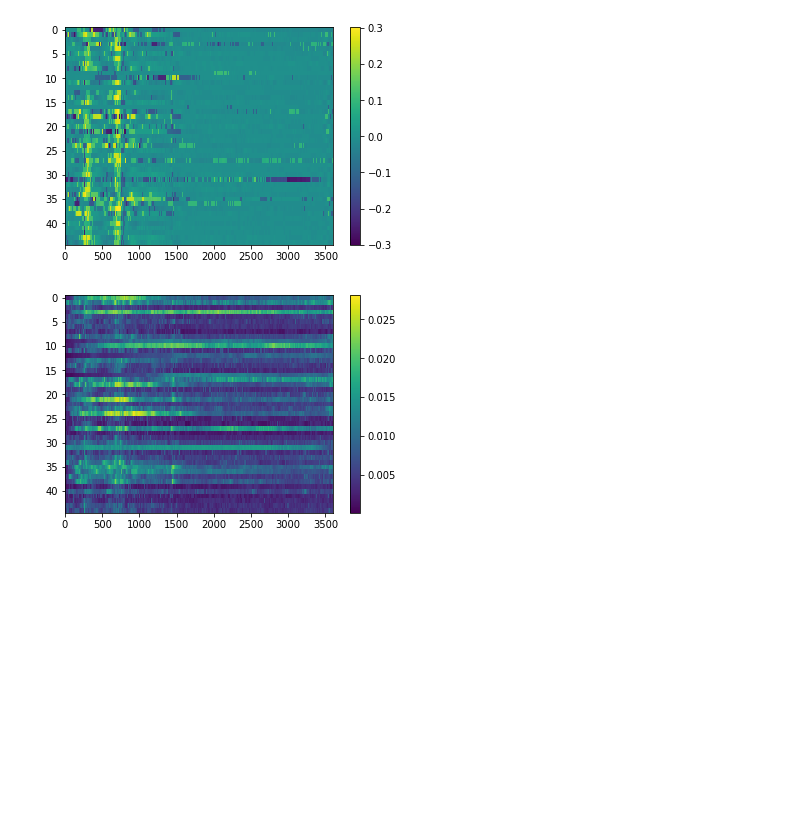
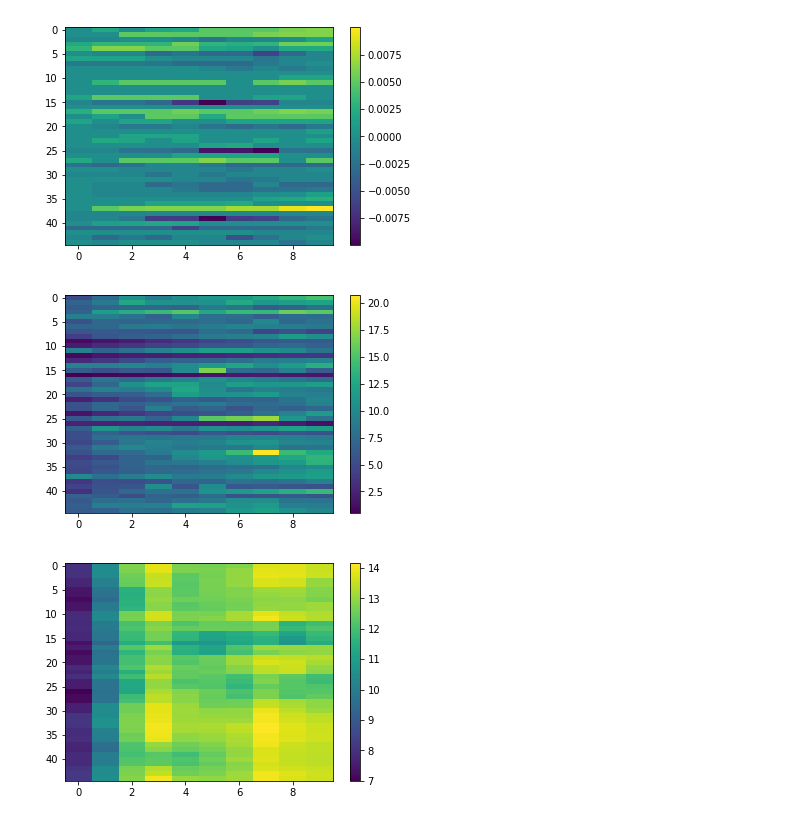
Before and after one commit to Joshuaalbert/bayes_tec, a Jupyter notebook: notebooks/devel/ml_bayes_opt.ipynb, the cells around one changed output. Cells and saved outputs as stored; diff of their text form; code cells hidden in the pictures; blank space fills up the shorter version.

```diff
--- a/notebooks/devel/ml_bayes_opt.ipynb
+++ b/notebooks/devel/ml_bayes_opt.ipynb
@@ -142,18 +142,14 @@ from timeit import default_timer
 import h5py
 
 with DataPack('../../scripts/data/killms_datapack.hdf5') as datapack:
+    datapack.select(ant='RS205HBA',time=slice(0,10,1))
     phase,axes = datapack.phase
+    weights, axies = datapack.weights_phase
     _, freqs = datapack.get_freqs(axes['freq'])
     Npol, Nd, Na, Nf, Nt = phase.shape
     phase = phase.transpose((0,1,2,4,3))
     phase = phase.reshape((-1, Nf))
-    t0 = default_timer()
-    tec_ml, sigma_ml = solve_ml_tec(phase, freqs, batch_size=int(1e6),max_tec=0.3, n_iter=21, t=1.,num_proposal=75, verbose=True)
-    t1 = default_timer()
-    print(t1-t0)
+    tec_ml, sigma_ml = solve_ml_tec(phase, freqs, batch_size=int(1e5),max_tec=0.4, n_iter=30, t=1.,num_proposal=100, verbose=True)
     tec_ml = tec_ml.reshape((Npol, Nd, Na, Nt))
     sigma_ml = sigma_ml.reshape((Npol, Nd, Na, Nt))
-    with h5py.File('ml_results.hdf5') as f:
-        f['tec'] = tec_ml
-        f['sigma'] = sigma_ml
 # %% [output]
@@ -177,15 +162,19 @@ with DataPack('../../scripts/data/killms_datapack.hdf5') as datapack:
 # %%
-import h5py
-with h5py.File('ml_results.hdf5') as f:
-    tec_ml = f['tec'][0,:,51,:]
-    sigma_ml = f['sigma'][0,:,51,:]
 import pylab as plt
-plt.imshow(tec_ml,aspect='auto')
+plt.imshow(tec_ml[0,:,0,:],aspect='auto')
 plt.colorbar()
 plt.show()
-plt.imshow(sigma_ml*140e6/8.448e9,aspect='auto')
+
+plt.imshow(sigma_ml[0,:,0,:]*8.448e9/140e6*180./np.pi,aspect='auto')
 plt.colorbar()
 plt.show()
+
+yvar = 1./np.sqrt(weights)
+yvar = yvar[0,:,0,12,:]*180./np.pi
+plt.imshow(yvar.astype(np.float32),aspect='auto')
+plt.colorbar()
+plt.show()
 # %% [output]
-[figure, old version]
+[figure, new version]
-[figure, old version]
+[figure, new version]
+[figure, added]
```
Also changed, not shown: parts of 11 cells of this notebook, 4 other files.
